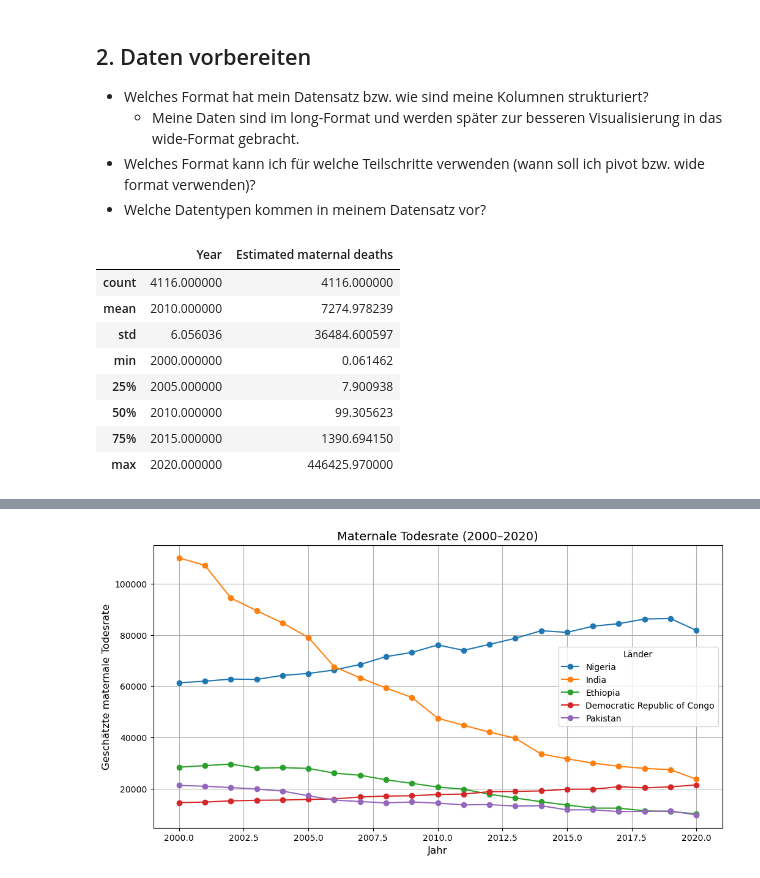
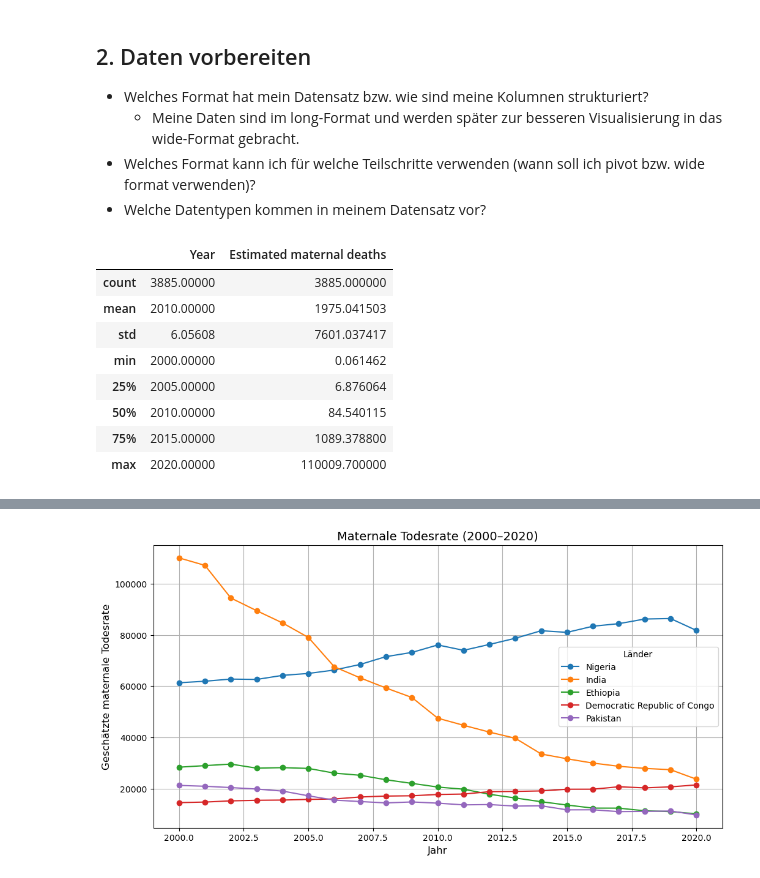
Before and after one commit to naulichi/PandasLN, a Jupyter notebook: Leistungsnachweis_NauliChiara.ipynb, the cells around one changed output, grey strips where cells are left out. Cells and saved outputs as stored; diff of their text form; code cells hidden in the pictures.

```diff
--- a/Leistungsnachweis_NauliChiara.ipynb
+++ b/Leistungsnachweis_NauliChiara.ipynb
@@ -34,3 +34,7 @@ data.head()
 | 2 | Afghanistan | AFG | 1987 | 8488.9600 |
 | 3 | Afghanistan | AFG | 1988 | 7522.1216 |
 | 4 | Afghanistan | AFG | 1989 | 7549.7050 |
+# %%
+drop_values = ['Africa', 'Asia', 'Europe', 'High-income countries', 'Low-income countries', 'Lower-middle-income countries', 'North Korea','Oceania', 'South Korea', 'Upper-middle-income countries', 'World']
+data_new = data[~data['Entity'].isin(drop_values)]
+data_new.head()
@@ -42,20 +53,20 @@ data.head()
 - Welche Datentypen kommen in meinem Datensatz vor?
 # %%
 # Filtere den Datensatz für die Jahre 2000 bis 2020
-df_filtered = data[(data['Year'] >= 2000) & (data['Year'] <= 2020)]
+df_filtered = data_new[(data_new['Year'] >= 2000) & (data_new['Year'] <= 2020)]
 
 # Zusammenfassung der gefilterten Daten
 df_filtered.describe()
 # %% [output]
 |  | Year | Estimated maternal deaths |
-| count | 4116.000000 | 4116.000000 |
-| mean | 2010.000000 | 7274.978239 |
-| std | 6.056036 | 36484.600597 |
-| min | 2000.000000 | 0.061462 |
-| 25% | 2005.000000 | 7.900938 |
-| 50% | 2010.000000 | 99.305623 |
-| 75% | 2015.000000 | 1390.694150 |
-| max | 2020.000000 | 446425.970000 |
+| count | 3885.00000 | 3885.000000 |
+| mean | 2010.00000 | 1975.041503 |
+| std | 6.05608 | 7601.037417 |
+| min | 2000.00000 | 0.061462 |
+| 25% | 2005.00000 | 6.876064 |
+| 50% | 2010.00000 | 84.540115 |
+| 75% | 2015.00000 | 1089.378800 |
+| max | 2020.00000 | 110009.700000 |
 # %%
 # Durchschnittliche maternale Todesfälle pro Land berechnen
 df_avg_deaths = (df_filtered.groupby('Entity')['Estimated maternal deaths']
```
Also changed, not shown: parts of 7 cells of this notebook.
